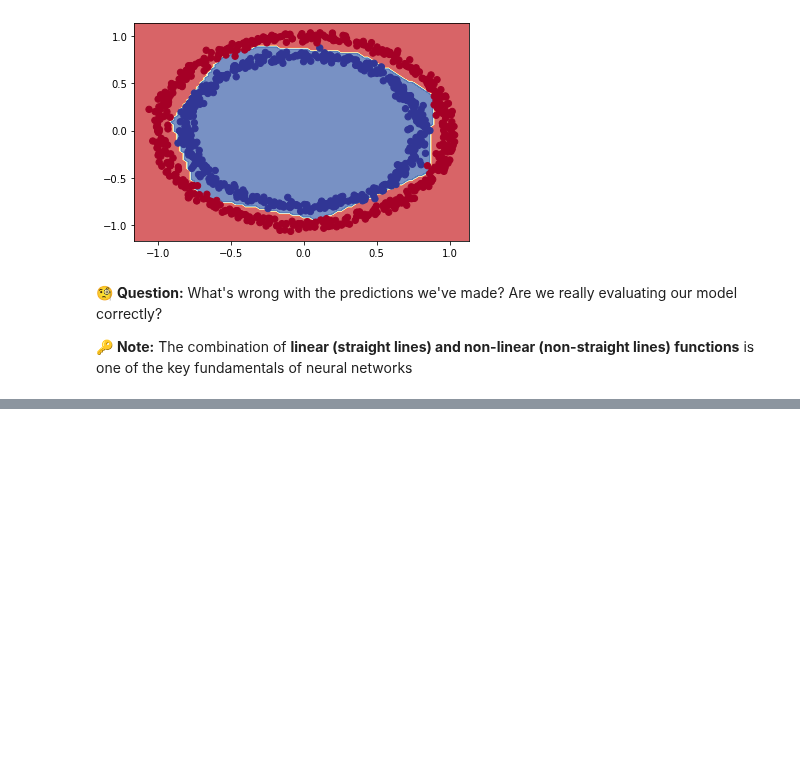
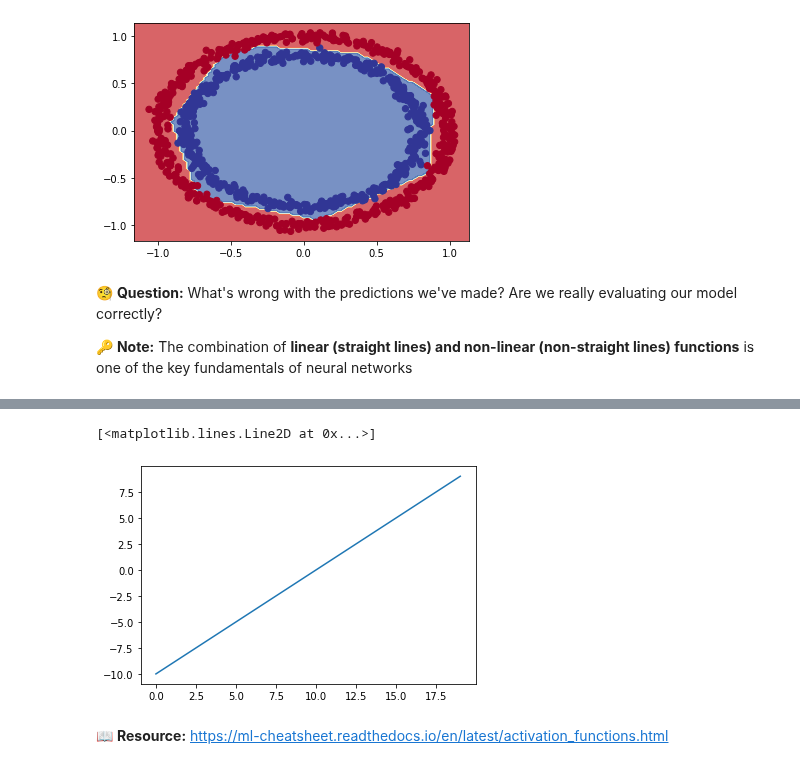
Before and after one commit to egehanasal/Deep-Learning, a Jupyter notebook: Deep Learning with Tensorflow/NN_Classification/Classification.ipynb, the cells around one changed output, grey strips where cells are left out. Drawn from its saved outputs; the diff is of its cells as text; code cells hidden in the pictures; blank space fills up the shorter version.

```diff
--- a/Deep Learning with Tensorflow/NN_Classification/Classification.ipynb
+++ b/Deep Learning with Tensorflow/NN_Classification/Classification.ipynb
@@ -494,0 +558,8 @@ doing binary classification
+# %%
+# Plot our toy tensor transformed by linear
+plt.plot(linear(A))
+# %% [output]
+[<matplotlib.lines.Line2D at 0x...>]
+[figure, added]
+# %% [markdown]
+📖 **Resource:** https://ml-cheatsheet.readthedocs.io/en/latest/activation_functions.html
```
Also changed, not shown: parts of 45 cells of this notebook, 5 other files.
